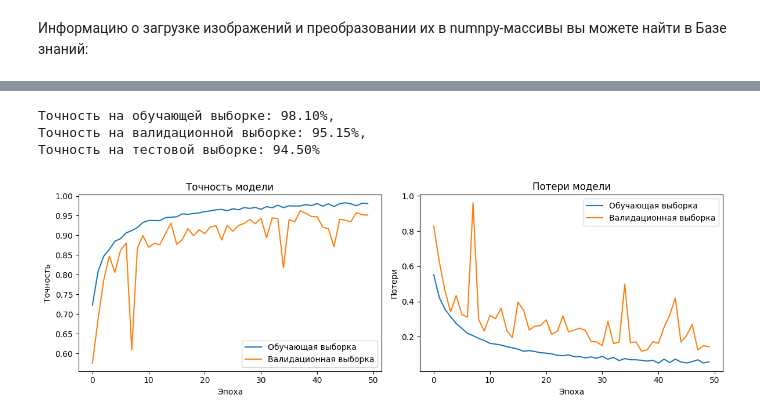
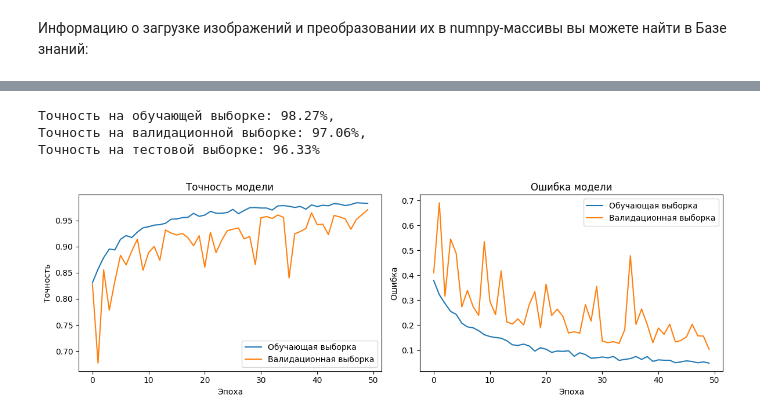
Before and after one commit to alexeiepif/NS_2, a Jupyter notebook: Домашняя работа/Базовый блок. Обучающая, проверочная и тестовая выборки. Переобучение НС ДЗ Ultra Pro.ipynb, the cells around one changed output, grey strips where cells are left out. Cells and saved outputs as stored; diff of their text form; code cells hidden in the pictures.

```diff
--- a/Домашняя работа/Базовый блок. Обучающая, проверочная и тестовая выборки. Переобучение НС ДЗ Ultra Pro.ipynb
+++ b/Домашняя работа/Базовый блок. Обучающая, проверочная и тестовая выборки. Переобучение НС ДЗ Ultra Pro.ipynb
@@ -49,12 +55,13 @@ x_val, x_test, y_val, y_test = train_test_split(
     x_temp, y_temp, test_size=0.5, random_state=42, stratify=y_temp
 )
 # %%
-drop_rate = 0.3
-input_shape = 128 * 128
+drop_rate = 0.3 # Вероятность отсева нейронов
+input_shape = 128 * 128 # Размер входного слоя
 
 model = Sequential()
 
-model.add(Dense(512, input_shape=(input_shape,)))
+model.add(Input(shape=(input_shape,))) # Входной слой
+model.add(Dense(512))
 model.add(BatchNormalization())
 model.add(Activation("relu"))
 model.add(Dropout(drop_rate))
@@ -122,32 +123,32 @@ print(
     f"Точность на тестовой выборке: {test_accuracy * 100:.2f}%"
 )
 # %% [output]
-Точность на обучающей выборке: 98.10%,
-Точность на валидационной выборке: 95.15%,
-Точность на тестовой выборке: 94.50%
+Точность на обучающей выборке: 98.27%,
+Точность на валидационной выборке: 97.06%,
+Точность на тестовой выборке: 96.33%
 # %%
 # Построение графиков точности и потерь
 plt.figure(figsize=(12, 4))
 
 # График точности
 plt.subplot(1, 2, 1)
 plt.plot(history.history["accuracy"], label="Обучающая выборка")
 plt.plot(history.history["val_accuracy"], label="Валидационная выборка")
 plt.title("Точность модели")
 plt.xlabel("Эпоха")
 plt.ylabel("Точность")
 plt.legend()
 
-# График потерь
+# График ошибки
 plt.subplot(1, 2, 2)
 plt.plot(history.history["loss"], label="Обучающая выборка")
 plt.plot(history.history["val_loss"], label="Валидационная выборка")
-plt.title("Потери модели")
+plt.title("Ошибка модели")
 plt.xlabel("Эпоха")
-plt.ylabel("Потери")
+plt.ylabel("Ошибка")
 plt.legend()
 
 plt.tight_layout()
 plt.show()
 # %% [output]
-[figure, old version]
+[figure, new version]
```
Also changed, not shown: parts of 6 cells of this notebook, 2 other files.
